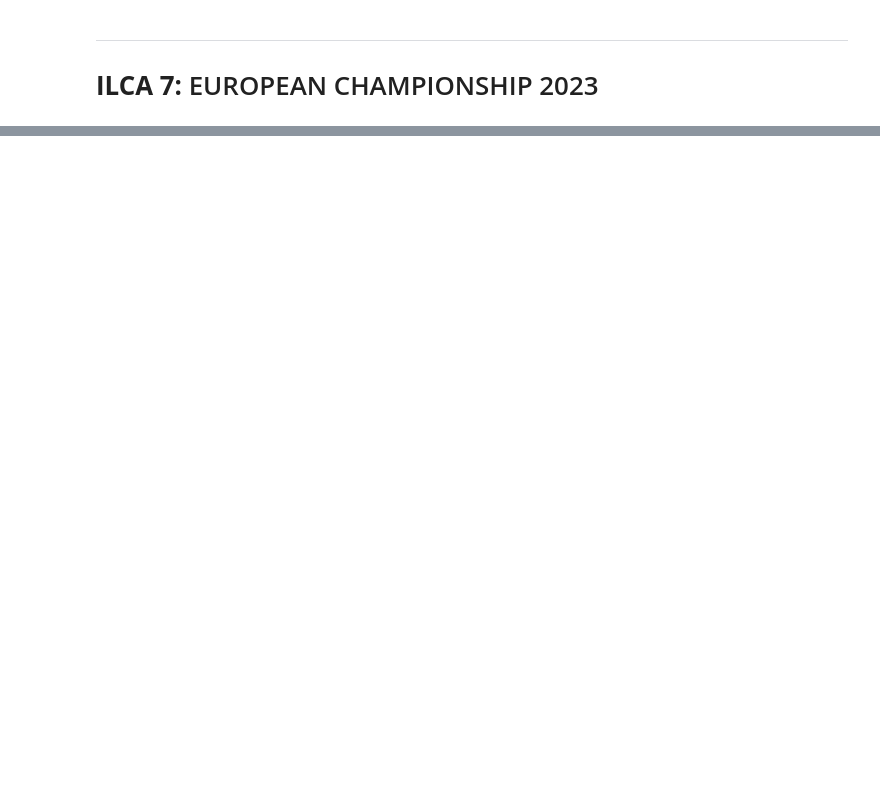
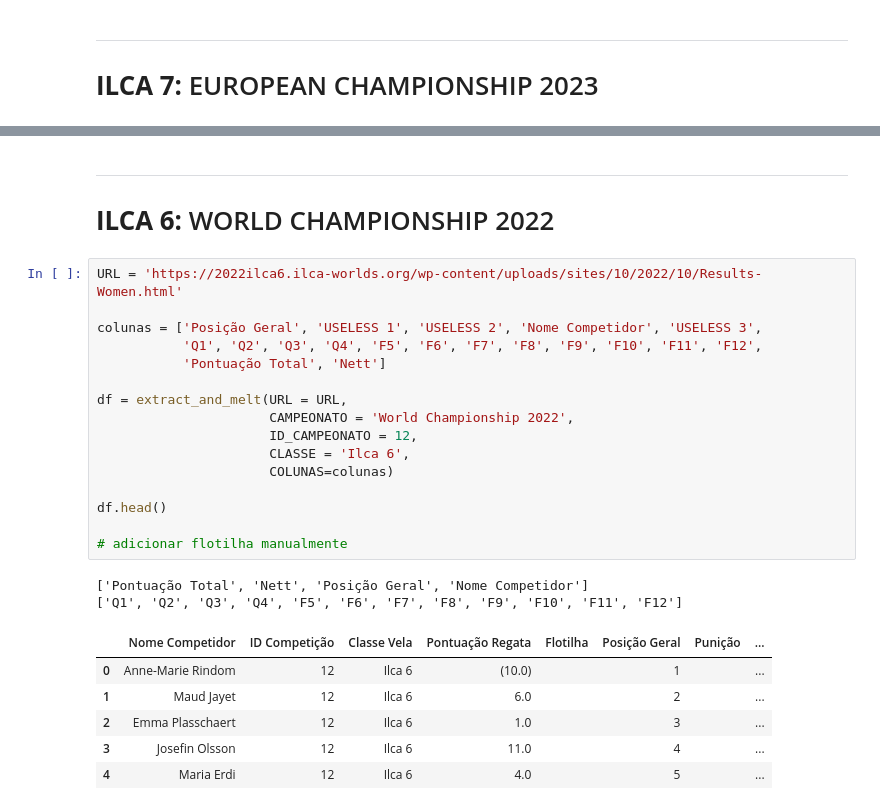
Before and after one commit to cristianolarrea/sailing-rankings, a Jupyter notebook: scraper-c2.ipynb, the cells around one changed output, grey strips where cells are left out. Saved outputs shown, nothing was run; the diff lists cells and outputs as text; blank space fills up the shorter version.

```diff
--- a/scraper-c2.ipynb
+++ b/scraper-c2.ipynb
@@ -95,0 +107,28 @@ df.head()
+# %% [markdown]
+----
+# **ILCA 6:** WORLD CHAMPIONSHIP 2022
+# %%
+URL = 'https://2022ilca6.ilca-worlds.org/wp-content/uploads/sites/10/2022/10/Results-Women.html'
+
+colunas = ['Posição Geral', 'USELESS 1', 'USELESS 2', 'Nome Competidor', 'USELESS 3',
+           'Q1', 'Q2', 'Q3', 'Q4', 'F5', 'F6', 'F7', 'F8', 'F9', 'F10', 'F11', 'F12',
+           'Pontuação Total', 'Nett']
+
+df = extract_and_melt(URL = URL,
+                      CAMPEONATO = 'World Championship 2022',
+                      ID_CAMPEONATO = 12,
+                      CLASSE = 'Ilca 6',
+                      COLUNAS=colunas)
+
+df.head()
+
+# adicionar flotilha manualmente
+# %% [output]
+['Pontuação Total', 'Nett', 'Posição Geral', 'Nome Competidor']
+['Q1', 'Q2', 'Q3', 'Q4', 'F5', 'F6', 'F7', 'F8', 'F9', 'F10', 'F11', 'F12']
+|  | Nome Competidor | ID Competição | Classe Vela | Pontuação Regata | Flotilha | Posição Geral | Punição | ... |
+| 0 | Anne-Marie Rindom | 12 | Ilca 6 | (10.0) |  | 1 |  | ... |
+| 1 | Maud Jayet | 12 | Ilca 6 | 6.0 |  | 2 |  | ... |
+| 2 | Emma Plasschaert | 12 | Ilca 6 | 1.0 |  | 3 |  | ... |
+| 3 | Josefin Olsson | 12 | Ilca 6 | 11.0 |  | 4 |  | ... |
+| 4 | Maria Erdi | 12 | Ilca 6 | 4.0 |  | 5 |  | ... |
```
Also changed, not shown: parts of 18 cells of this notebook, 14 other files.
